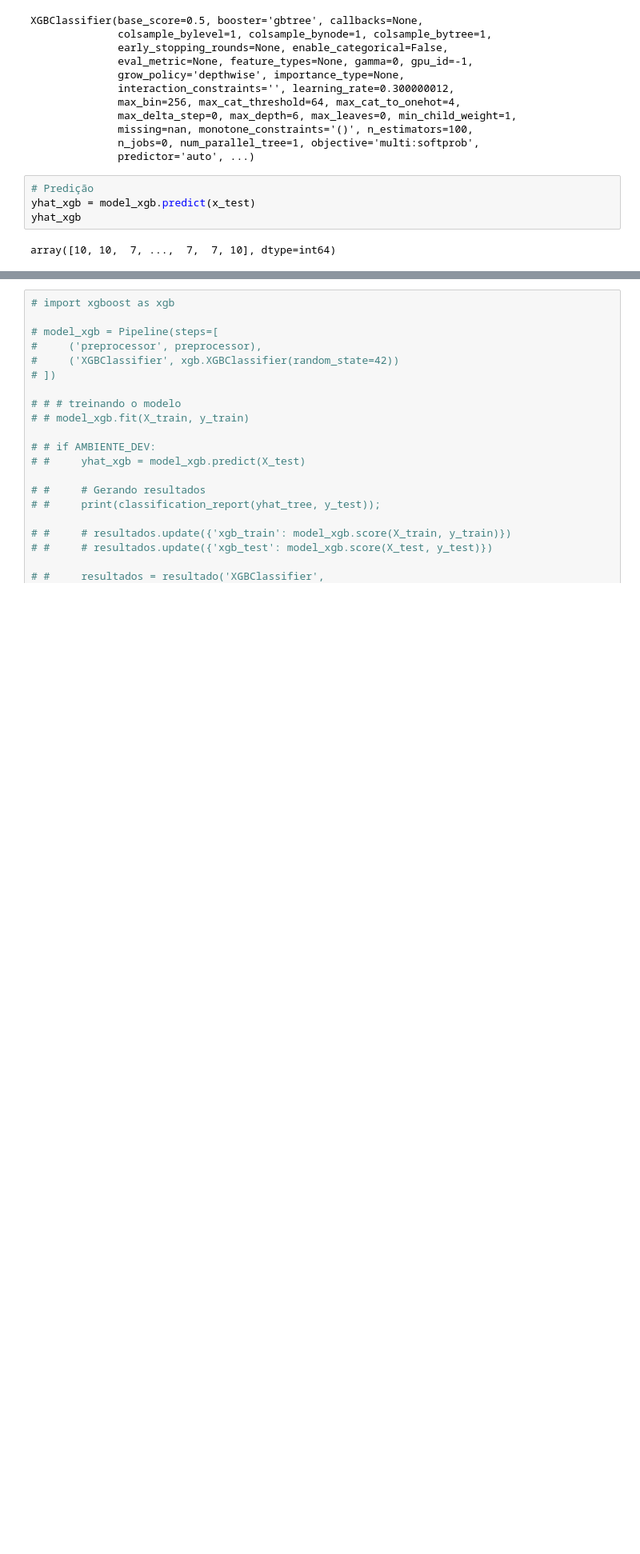
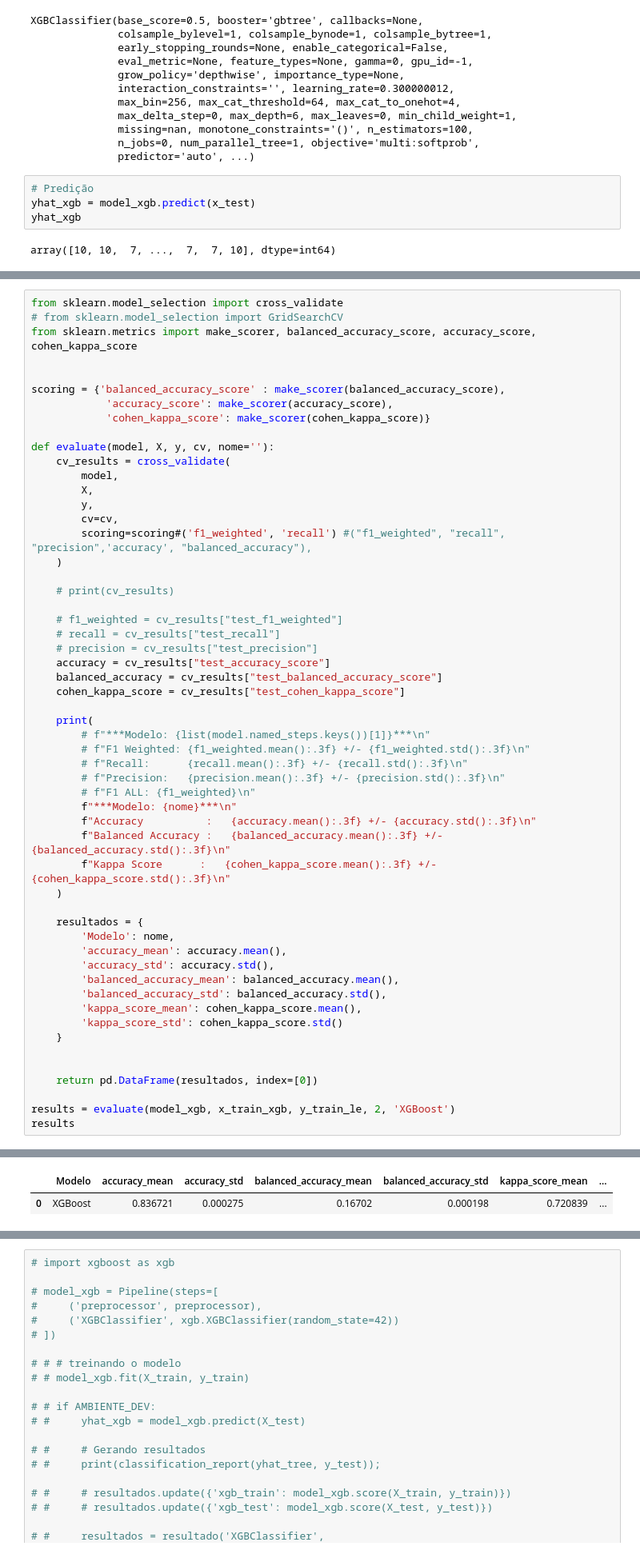
Before and after one commit to laurivansareta/previsao_agendamento_acomodacao, a Jupyter notebook: notebooks/c9.novos_modelos.ipynb, the cells around one changed output, grey strips where cells are left out. Shown: that part at 80% size. Cells and saved outputs as stored; diff of their text form; blank space fills up the shorter version.

```diff
--- a/notebooks/c9.novos_modelos.ipynb
+++ b/notebooks/c9.novos_modelos.ipynb
@@ -944,0 +961,56 @@ array([10, 10,  7, ...,  7,  7, 10], dtype=int64)
+# %%
+from sklearn.model_selection import cross_validate
+# from sklearn.model_selection import GridSearchCV
+from sklearn.metrics import make_scorer, balanced_accuracy_score, accuracy_score, cohen_kappa_score
+
+
+scoring = {'balanced_accuracy_score' : make_scorer(balanced_accuracy_score),
+            'accuracy_score': make_scorer(accuracy_score),
+            'cohen_kappa_score': make_scorer(cohen_kappa_score)}
+
+def evaluate(model, X, y, cv, nome=''):
+    cv_results = cross_validate(
+        model,
+        X,
+        y,
+        cv=cv,
+        scoring=scoring#('f1_weighted', 'recall') #("f1_weighted", "recall", "precision",'accuracy', "balanced_accuracy"),
+    )
+
+    # print(cv_results)
+
+    # f1_weighted = cv_results["test_f1_weighted"]
+    # recall = cv_results["test_recall"]
+    # precision = cv_results["test_precision"]
+    accuracy = cv_results["test_accuracy_score"]
+    balanced_accuracy = cv_results["test_balanced_accuracy_score"]
+    cohen_kappa_score = cv_results["test_cohen_kappa_score"]
+
+    print(
+        # f"***Modelo: {list(model.named_steps.keys())[1]}***\n"
+        # f"F1 Weighted: {f1_weighted.mean():.3f} +/- {f1_weighted.std():.3f}\n"
+        # f"Recall:      {recall.mean():.3f} +/- {recall.std():.3f}\n"
+        # f"Precision:   {precision.mean():.3f} +/- {precision.std():.3f}\n"
+        # f"F1 ALL: {f1_weighted}\n"
+        f"***Modelo: {nome}***\n"
+        f"Accuracy          :   {accuracy.mean():.3f} +/- {accuracy.std():.3f}\n"
+        f"Balanced Accuracy :   {balanced_accuracy.mean():.3f} +/- {balanced_accuracy.std():.3f}\n"
+        f"Kappa Score      :   {cohen_kappa_score.mean():.3f} +/- {cohen_kappa_score.std():.3f}\n"
+    )
+
+    resultados = {
+        'Modelo': nome,
+        'accuracy_mean': accuracy.mean(),
+        'accuracy_std': accuracy.std(),
+        'balanced_accuracy_mean': balanced_accuracy.mean(),
+        'balanced_accuracy_std': balanced_accuracy.std(),
+        'kappa_score_mean': cohen_kappa_score.mean(),
+        'kappa_score_std': cohen_kappa_score.std()
+    }
+
+
+    return pd.DataFrame(resultados, index=[0])
+
+results = evaluate(model_xgb, x_train_xgb, y_train_le, 2, 'XGBoost')
+results
+# %% [output]
@@ -944,0 +1021,2 @@ array([10, 10,  7, ...,  7,  7, 10], dtype=int64)
+|  | Modelo | accuracy_mean | accuracy_std | balanced_accuracy_mean | balanced_accuracy_std | kappa_score_mean | ... |
+| 0 | XGBoost | 0.836721 | 0.000275 | 0.16702 | 0.000198 | 0.720839 | ... |
```
Also changed, not shown: parts of 12 cells of this notebook.
